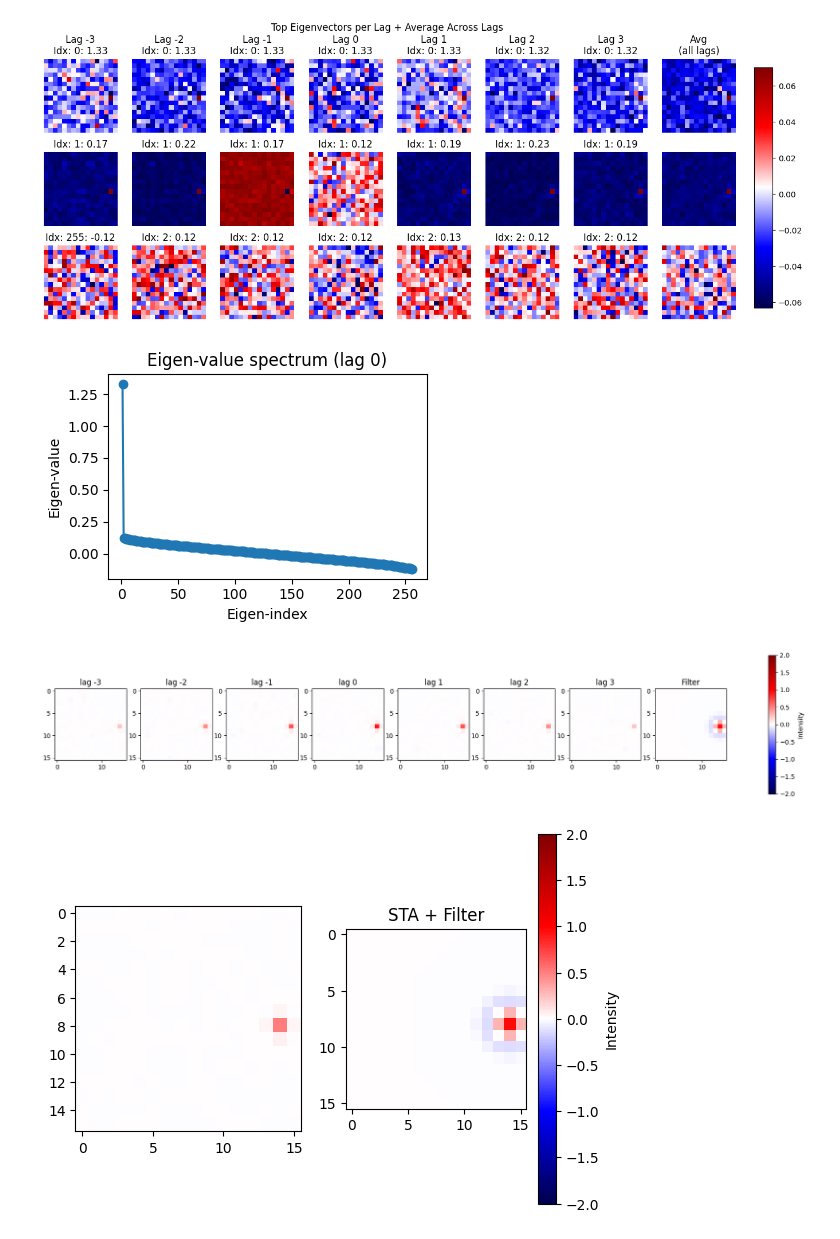
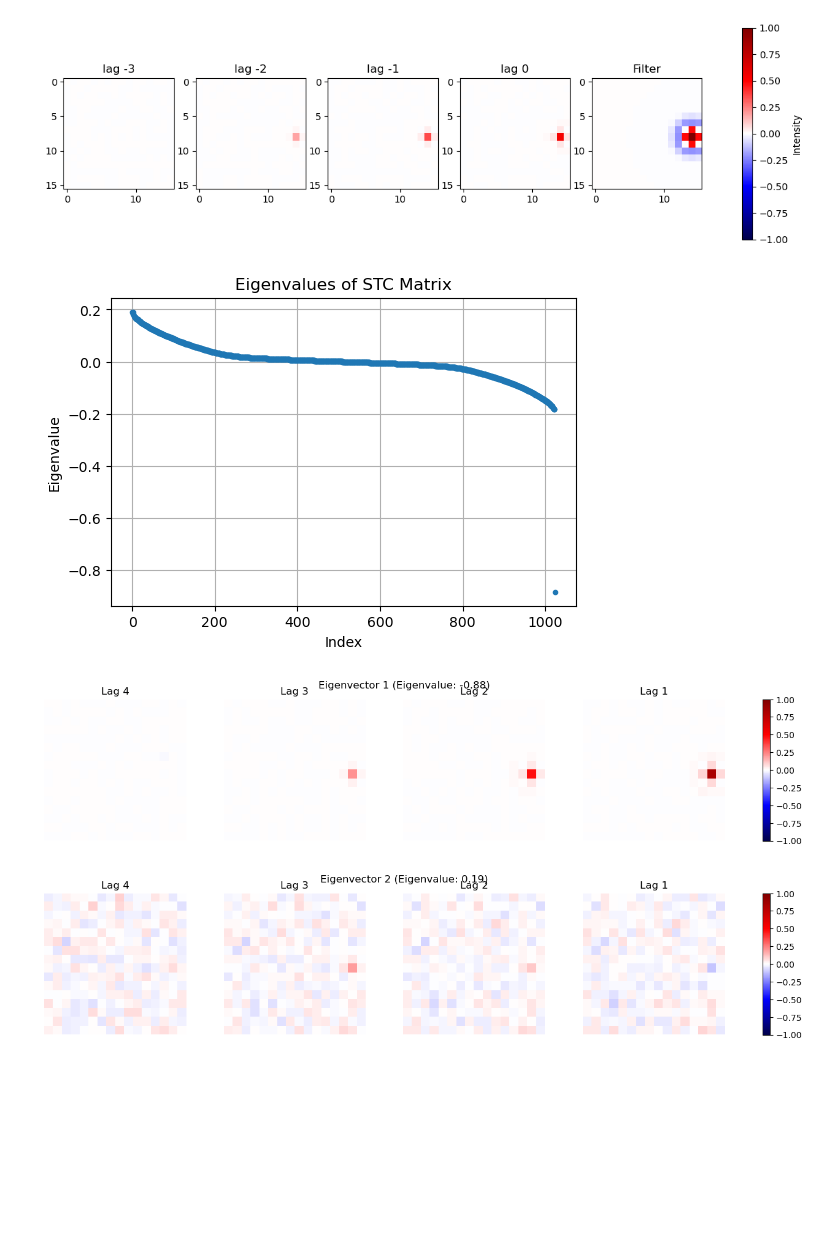
Before and after one commit to fschwar4/sta_analysis, a Jupyter notebook: example_scripts/sta.ipynb, the cells around one changed output. Cells and saved outputs as stored; diff of their text form; code cells hidden in the pictures; blank space fills up the shorter version.

```diff
--- a/example_scripts/sta.ipynb
+++ b/example_scripts/sta.ipynb
@@ -56,18 +57,13 @@ plot_mean_sta_with_filter(gauss.mean_sta, gauss.filter)
 # %%
-ricker = STA(ricker_stimulus, ricker_spike_train, ricker_filter)
-ricker.calc_sta()
-ricker.calc_stc_simplified()
-ricker.plot_eigenvectors_all_lags(top_n = top_n)
-ricker.plot_eigenvalue_spectrum(3)
+ricker = RFAnalysis(ricker_stimulus, ricker_spike_train, ricker_filter)
+ricker.calc_stc_full_3d()
+ricker.plot_sta_lags()
 
-plot_simple_sta_lags(ricker.sta, ricker.filter, ricker.start, ricker.end)
-plot_mean_sta_with_filter(ricker.mean_sta, ricker.filter)
-
-# print(calc_pearson(ricker.mean_sta, ricker.filter))
-# print(calc_cosine_similarity(ricker.mean_sta, ricker.filter))
-# print(calc_mse(ricker.mean_sta, ricker.filter))
+eigenvalues, eigenvectors = ricker.eigen_results
+ricker.plot_eigenvals_stc()
+ricker.plot_eigenvecs_stc()
 # %% [output]
-[figure, old version]
+[figure, new version]
-[figure, old version]
+[figure, new version]
-[figure, old version]
+[figure, new version]
-[figure, old version]
+[figure, new version]
```
Also changed, not shown: parts of 6 cells of this notebook, 5 other files.
